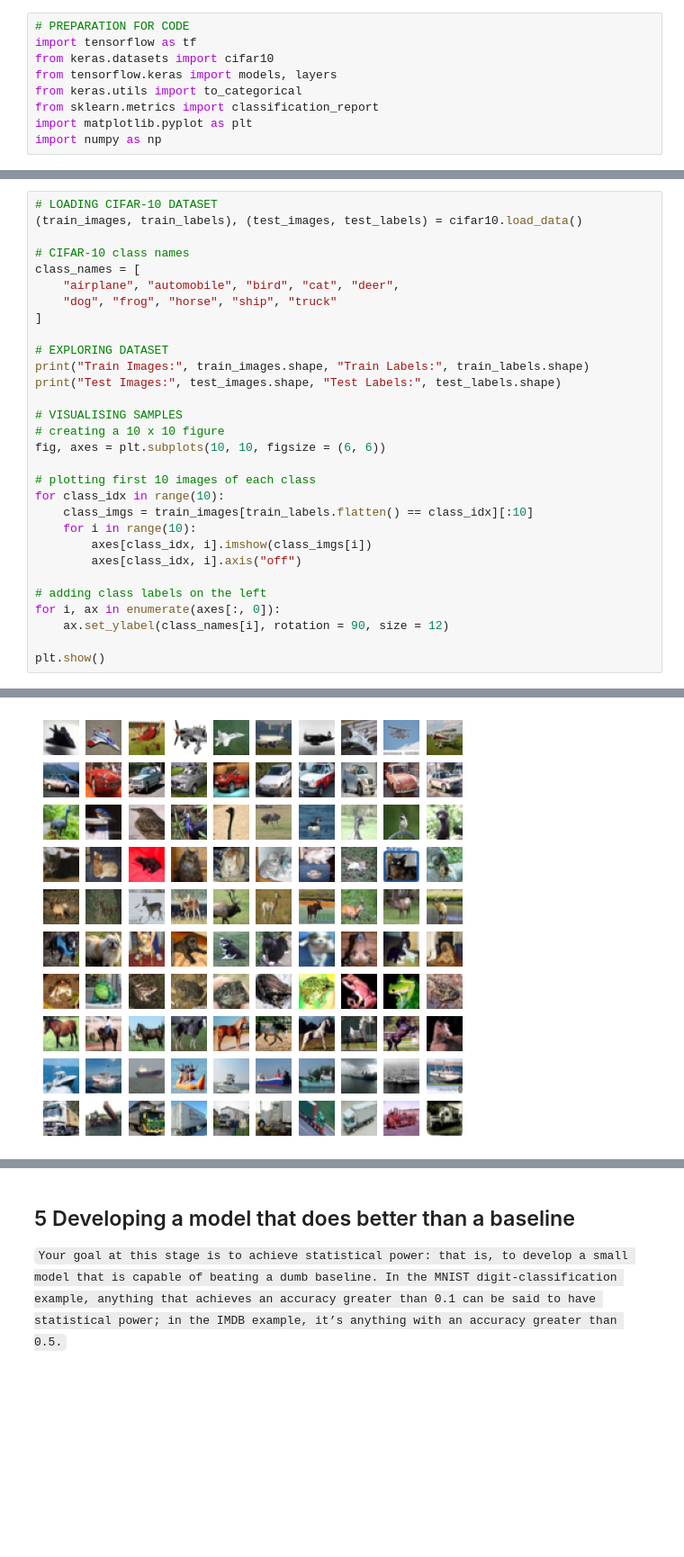
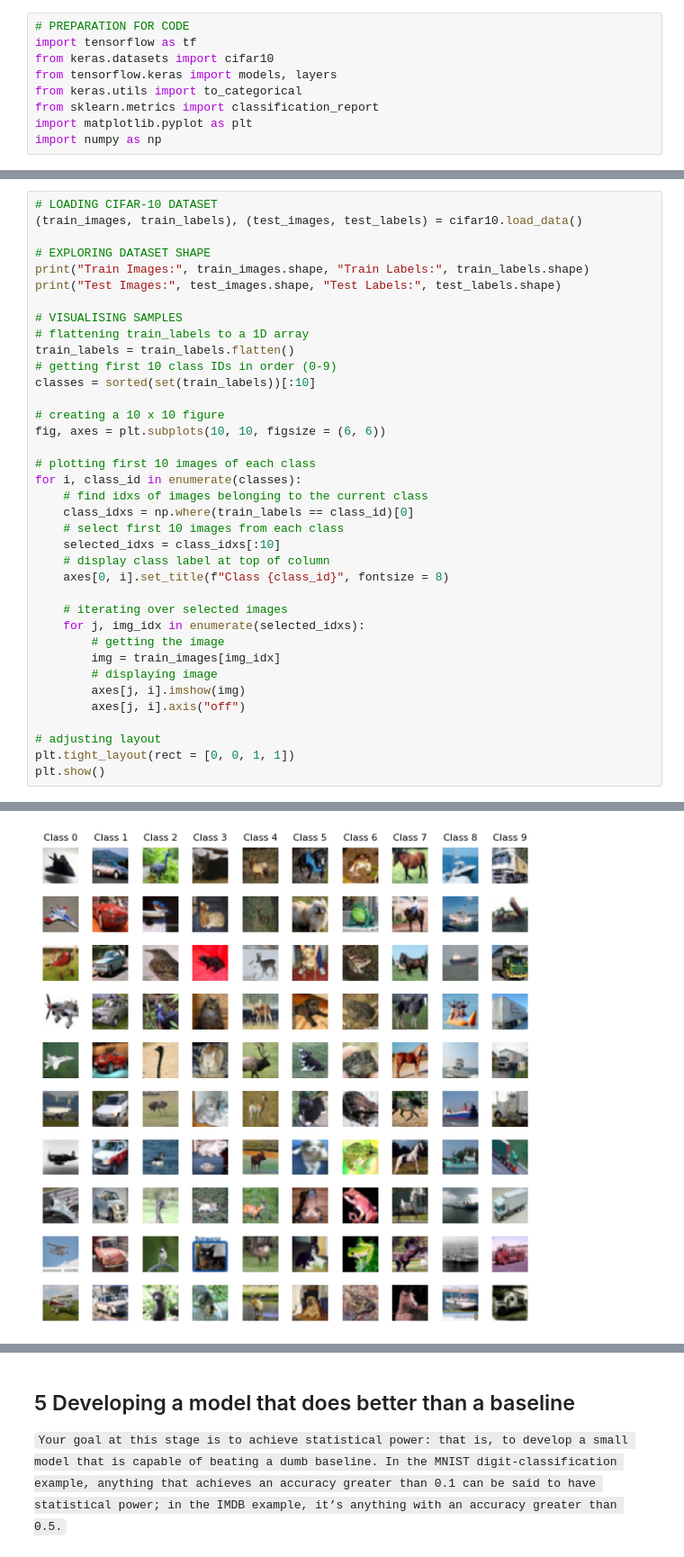
Before and after one commit to nekumonokat/ML_finals_project, a Jupyter notebook: mlnn_finals_project.ipynb, the cells around one changed output, grey strips where cells are left out. Shown at 90% size. Cells and saved outputs as stored; diff of their text form; blank space fills up the shorter version.

```diff
--- a/mlnn_finals_project.ipynb
+++ b/mlnn_finals_project.ipynb
@@ -82,35 +74,42 @@ The following code shows displays the shape of the training and test sets.
 # %%
 # LOADING CIFAR-10 DATASET
 (train_images, train_labels), (test_images, test_labels) = cifar10.load_data()
 
-# CIFAR-10 class names
-class_names = [
-    "airplane", "automobile", "bird", "cat", "deer",
-    "dog", "frog", "horse", "ship", "truck"
-]
-
-# EXPLORING DATASET
+# EXPLORING DATASET SHAPE
 print("Train Images:", train_images.shape, "Train Labels:", train_labels.shape)
 print("Test Images:", test_images.shape, "Test Labels:", test_labels.shape)
 
 # VISUALISING SAMPLES
+# flattening train_labels to a 1D array
+train_labels = train_labels.flatten()
+# getting first 10 class IDs in order (0-9)
+classes = sorted(set(train_labels))[:10]
+
 # creating a 10 x 10 figure
 fig, axes = plt.subplots(10, 10, figsize = (6, 6))
 
 # plotting first 10 images of each class
-for class_idx in range(10):
-    class_imgs = train_images[train_labels.flatten() == class_idx][:10]
-    for i in range(10):
-        axes[class_idx, i].imshow(class_imgs[i])
-        axes[class_idx, i].axis("off")
+for i, class_id in enumerate(classes):
+    # find idxs of images belonging to the current class
+    class_idxs = np.where(train_labels == class_id)[0]
+    # select first 10 images from each class
+    selected_idxs = class_idxs[:10]
+    # display class label at top of column
+    axes[0, i].set_title(f"Class {class_id}", fontsize = 8)
 
-# adding class labels on the left
-for i, ax in enumerate(axes[:, 0]):
-    ax.set_ylabel(class_names[i], rotation = 90, size = 12)
+    # iterating over selected images
+    for j, img_idx in enumerate(selected_idxs):
+        # getting the image
+        img = train_images[img_idx]
+        # displaying image
+        axes[j, i].imshow(img)
+        axes[j, i].axis("off")
 
+# adjusting layout
+plt.tight_layout(rect = [0, 0, 1, 1])
 plt.show()
 # %% [output]
 Train Images: (50000, 32, 32, 3) Train Labels: (50000, 1)
 Test Images: (10000, 32, 32, 3) Test Labels: (10000, 1)
-[figure, old version]
+[figure, new version]
 # %% [markdown]
```
Also changed, not shown: parts of 15 cells of this notebook, 2 other files.
